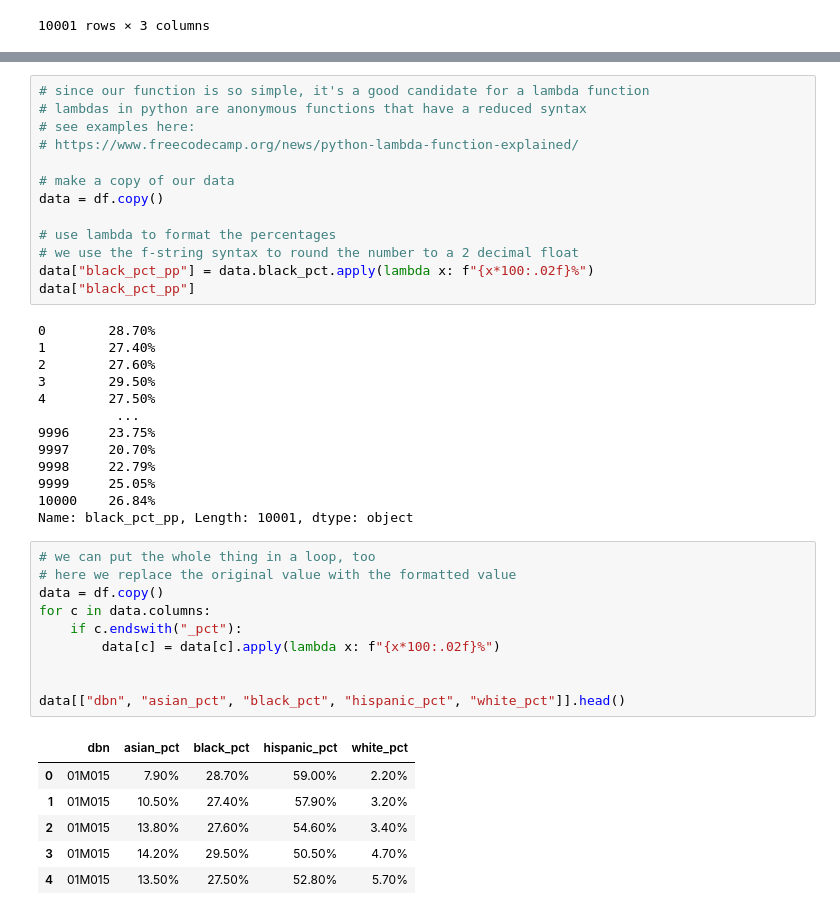
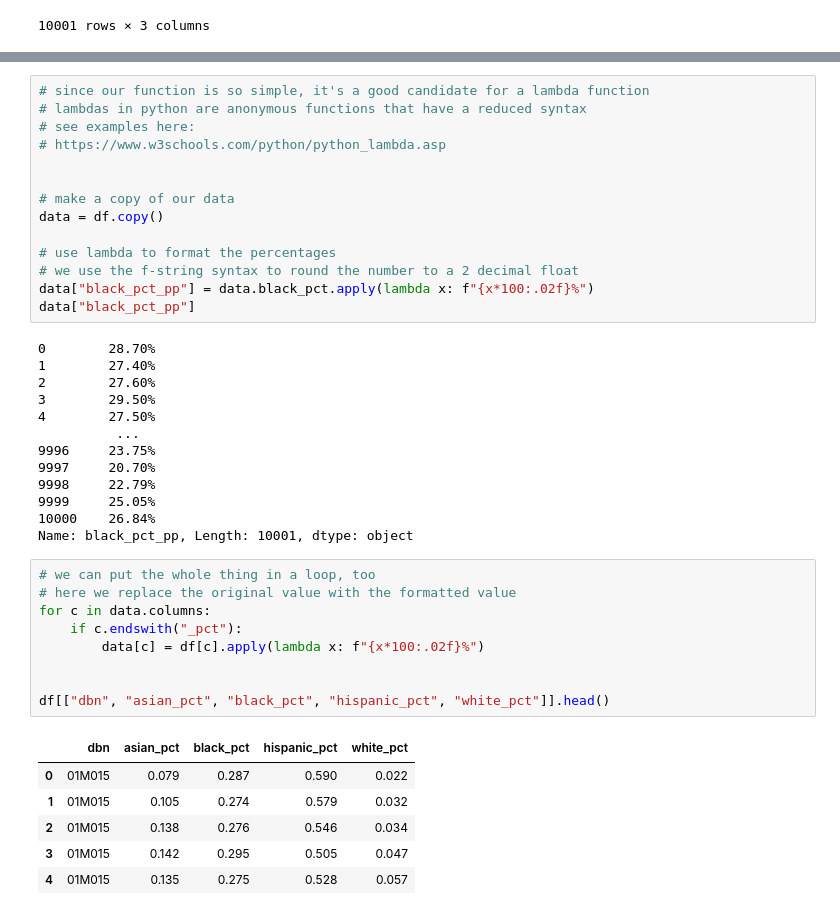
Before and after one commit to adelphi-ed-tech/nycschools, a Jupyter notebook: book/nb/01-Basics/04-calculating-columns.ipynb, the cells around one changed output, grey strips where cells are left out. Drawn from its saved outputs; the diff is of its cells as text.

```diff
--- a/book/nb/01-Basics/04-calculating-columns.ipynb
+++ b/book/nb/01-Basics/04-calculating-columns.ipynb
@@ -83,7 +85,8 @@ big_schools[["dbn","total_enrollment", "total_enrollment_pp"]].head()
 # since our function is so simple, it's a good candidate for a lambda function
 # lambdas in python are anonymous functions that have a reduced syntax
 # see examples here:
-# https://www.freecodecamp.org/news/python-lambda-function-explained/
+# https://www.w3schools.com/python/python_lambda.asp
+
 
 # make a copy of our data
 data = df.copy()
@@ -108,17 +111,16 @@ Name: black_pct_pp, Length: 10001, dtype: object
 # %%
 # we can put the whole thing in a loop, too
 # here we replace the original value with the formatted value
-data = df.copy()
 for c in data.columns:
     if c.endswith("_pct"):
-        data[c] = data[c].apply(lambda x: f"{x*100:.02f}%")
+        data[c] = df[c].apply(lambda x: f"{x*100:.02f}%")
 
 
-data[["dbn", "asian_pct", "black_pct", "hispanic_pct", "white_pct"]].head()
+df[["dbn", "asian_pct", "black_pct", "hispanic_pct", "white_pct"]].head()
 # %% [output]
 |  | dbn | asian_pct | black_pct | hispanic_pct | white_pct |
-| 0 | 01M015 | 7.90% | 28.70% | 59.00% | 2.20% |
-| 1 | 01M015 | 10.50% | 27.40% | 57.90% | 3.20% |
-| 2 | 01M015 | 13.80% | 27.60% | 54.60% | 3.40% |
-| 3 | 01M015 | 14.20% | 29.50% | 50.50% | 4.70% |
-| 4 | 01M015 | 13.50% | 27.50% | 52.80% | 5.70% |
+| 0 | 01M015 | 0.079 | 0.287 | 0.590 | 0.022 |
+| 1 | 01M015 | 0.105 | 0.274 | 0.579 | 0.032 |
+| 2 | 01M015 | 0.138 | 0.276 | 0.546 | 0.034 |
+| 3 | 01M015 | 0.142 | 0.295 | 0.505 | 0.047 |
+| 4 | 01M015 | 0.135 | 0.275 | 0.528 | 0.057 |
```
Also changed, not shown: parts of 3 cells of this notebook.
